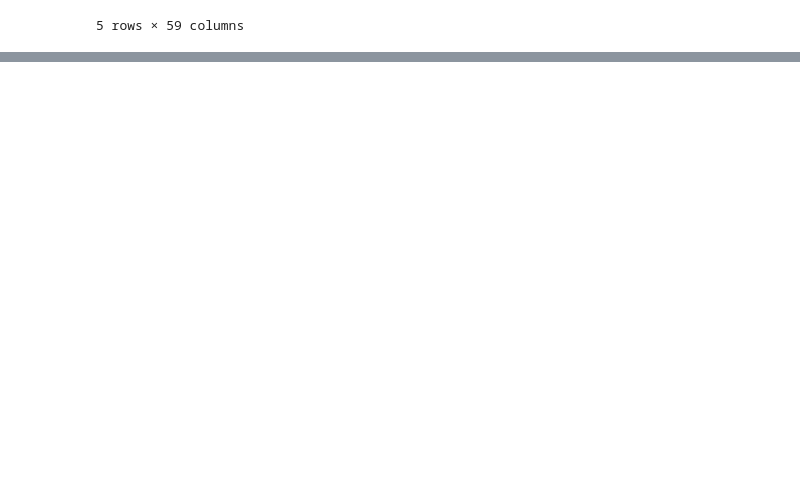
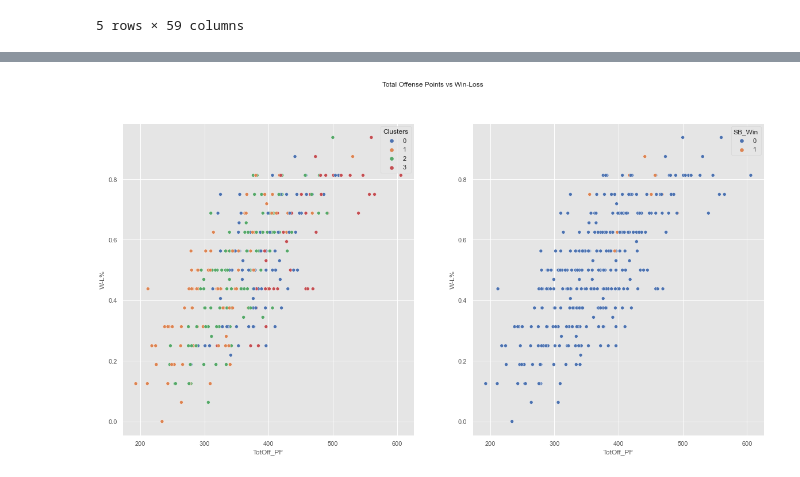
Before and after one commit to scottstack19/SB55-projection, a Jupyter notebook: code_initial.ipynb, the cells around one changed output, grey strips where cells are left out. Cells and saved outputs as stored; diff of their text form; code cells hidden in the pictures; blank space fills up the shorter version.

```diff
--- a/code_initial.ipynb
+++ b/code_initial.ipynb
@@ -796,0 +695,19 @@ strong multicollinearity problems or that the design matrix is singular.
+# %%
+#choose 4 clusters, k=4
+
+model = KMeans(n_clusters=4, init='random', max_iter=300, n_init=10, random_state=0)
+model.fit(DF_new.drop('Tm',axis=1))
+y_pred = model.fit_predict(DF_new.drop('Tm',axis=1))
+DF_new['Clusters'] = y_pred
+# %%
+plt.rcParams['figure.figsize'] = (20, 10)
+plt.style.use('ggplot')
+fig, (ax1, ax2) = plt.subplots(1, 2)
+fig.suptitle('Total Offense Points vs Win-Loss')
+
+sns.scatterplot(ax = ax1, data=DF_new, x=DF['TotOff_PF'], y=DF['W-L%'], hue ='Clusters',palette='deep')
+sns.scatterplot(ax = ax2, data=DF_new, x=DF['TotOff_PF'], y=DF['W-L%'], hue ='SB_Win',palette='deep')
+
+plt.show()
+# %% [output]
+[figure, added]
```
Also changed, not shown: parts of 46 cells of this notebook.
